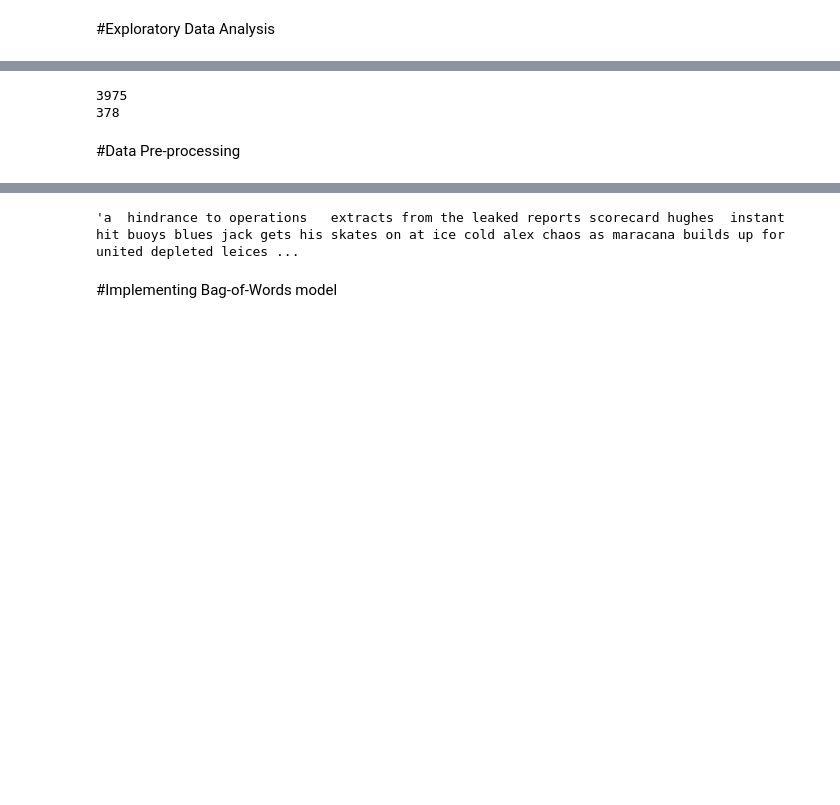
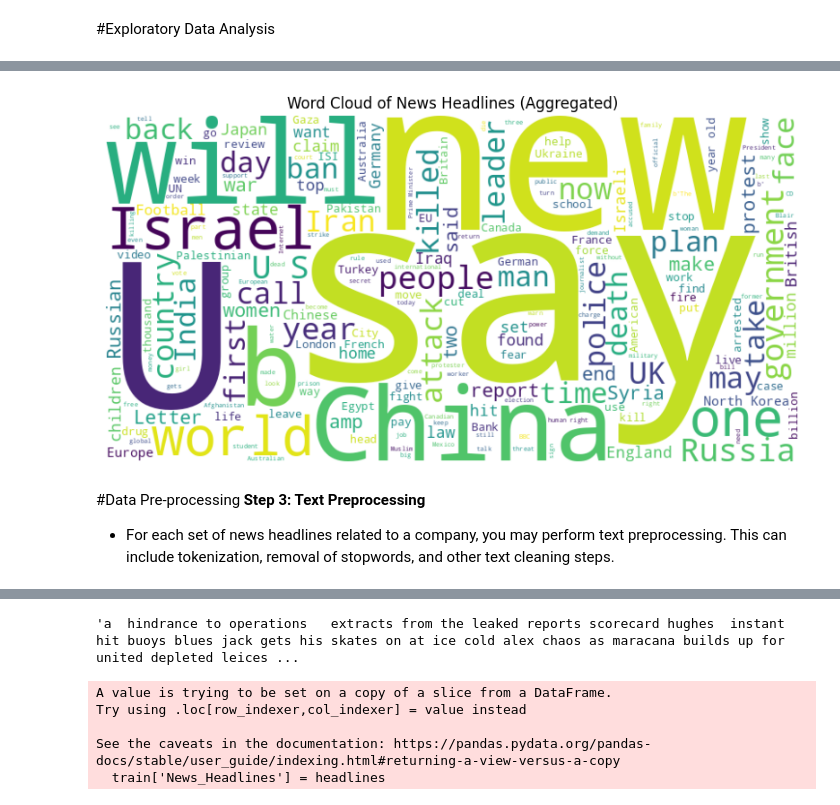
Before and after one commit to abhamidi-1234/Stock-Price-Sentiment-Analysis-using-News-Headlines, a Jupyter notebook: Stock_sentiment_analysis_using_news_headlines.ipynb, the cells around one changed output, grey strips where cells are left out. Drawn from its saved outputs; the diff is of its cells as text; code cells hidden in the pictures; blank space fills up the shorter version.

Commit message:
Performed EDA and added detailed descriptions

```diff
--- a/Stock_sentiment_analysis_using_news_headlines.ipynb
+++ b/Stock_sentiment_analysis_using_news_headlines.ipynb
@@ -29,15 +73,26 @@ df.info()
+# %%
+# Text Analysis
+# Example: Create a word cloud for all the aggregated headlines for all companies
+headline_columns = ['Top1', 'Top2', 'Top3', 'Top4', 'Top5', 'Top6', 'Top7', 'Top8', 'Top9', 'Top10', 'Top11', 'Top12', 'Top13', 'Top14', 'Top15', 'Top16', 'Top17', 'Top18', 'Top19', 'Top20', 'Top21', 'Top22', 'Top23', 'Top24', 'Top25']
+all_headlines = df[headline_columns].apply(lambda x: ' '.join(x.astype(str)), axis=1)
+headlines_text = ' '.join(all_headlines)
+wordcloud = WordCloud(width=800, height=400, background_color='white').generate(headlines_text)
+plt.figure(figsize=(10, 6))
+plt.imshow(wordcloud, interpolation='bilinear')
+plt.title('Word Cloud of News Headlines (Aggregated)')
+plt.axis('off')
+plt.show()
+# %% [output]
+[figure, added]
+# %% [markdown]
+#Data Pre-processing
+**Step 3: Text Preprocessing**
+
+- For each set of news headlines related to a company, you may perform text preprocessing. This can include tokenization, removal of stopwords, and other text cleaning steps.
 # %%
 #Train-test split
 train = df[df['Date'] < '20150101']
 test = df[df['Date'] > '20141231']
-# %%
-print(len(train))
-print(len(test))
-# %% [output]
-3975
-378
-# %% [markdown]
-#Data Pre-processing
 # %%
 # Removing punctuations
 data = train.iloc[:,2:27]
@@ -69,5 +124,11 @@ for row in range(0,len(data.index)):
 headlines[0]
 # %% [output]
 'a  hindrance to operations   extracts from the leaked reports scorecard hughes  instant hit buoys blues jack gets his skates on at ice cold alex chaos as maracana builds up for united depleted leices ...
-# %% [markdown]
-#Implementing Bag-of-Words model
+# %%
+train['News_Headlines'] = headlines
+# %% [output]
+A value is trying to be set on a copy of a slice from a DataFrame.
+Try using .loc[row_indexer,col_indexer] = value instead
+
+See the caveats in the documentation: https://pandas.pydata.org/pandas-docs/stable/user_guide/indexing.html#returning-a-view-versus-a-copy
+  train['News_Headlines'] = headlines
```
Also changed, not shown: parts of 21 cells of this notebook.
